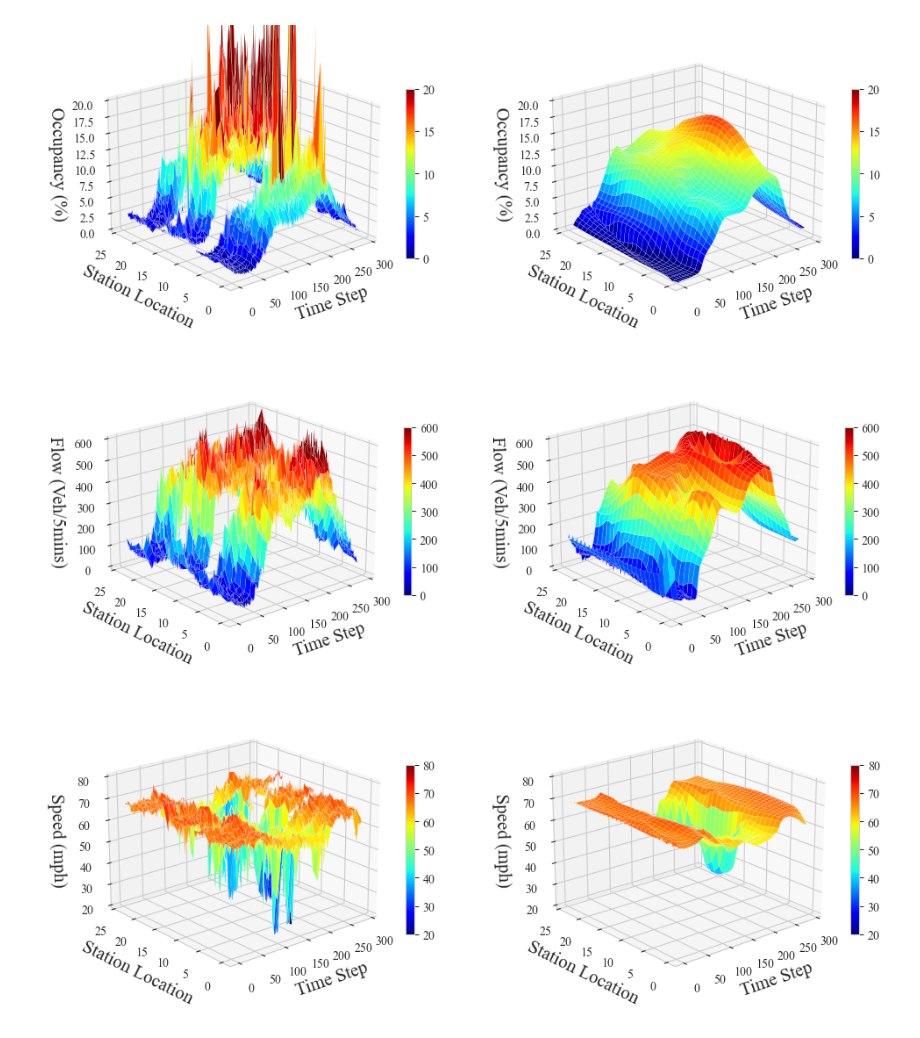
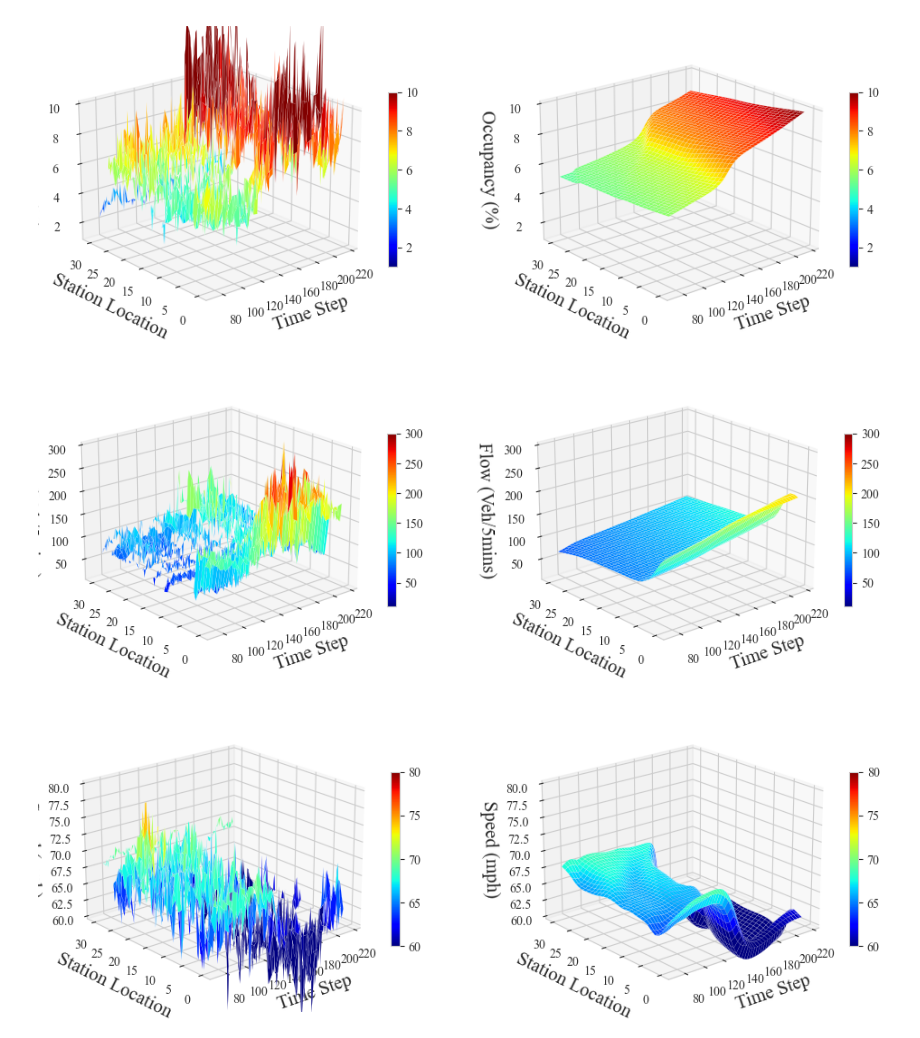
Before and after one commit to wzh96/Flow_PDE_FIND, a Jupyter notebook: Prediction.ipynb, the cells around one changed output. Cells and saved outputs as stored; diff of their text form; code cells hidden in the pictures.

```diff
--- a/Prediction.ipynb
+++ b/Prediction.ipynb
@@ -17,7 +17,7 @@ class CPU_Unpickler(pickle.Unpickler):
         else:
             return super().find_class(module, name)
 
-file_path = 'Archive_Analysis_Results/Model_9_I605N/Predicted/results.pkl'
+file_path = 'Predicted/results.pkl'
 with open(file_path, 'rb') as pickle_file:
     pred = CPU_Unpickler(pickle_file).load()
 # %%
@@ -62,55 +62,55 @@ Occupancy = pd.read_csv('Data_Clean/Occupancy_all.csv',index_col='Station_PM')
 Speed = pd.read_csv('Data_Clean/Speed_all.csv',index_col='Station_PM')
 
 # Select the first 288 timestep
-Occupancy = 100*Occupancy.iloc[:,:288]
-Flow = Flow.iloc[:,:288]
-Speed = Speed.iloc[:,:288]
+Occupancy = 100*Occupancy.iloc[:,73:217]
+Flow = Flow.iloc[:,73:217]
+Speed = Speed.iloc[:,73:217]
 # %%
 # Occupancy Reconstruction
 fig = plt.figure(figsize=(12, 5))
 plt.rcParams['font.family'] = 'Times New Roman'
 
-up_lim = 20
-low_lim = 0
+up_lim = 10
+low_lim = 1
 norm = plt.Normalize(low_lim, up_lim)
 
 loc, time = occupancy_recon_wide.index.values, occupancy_recon_wide.columns.astype(int).values
 loc, time = np.meshgrid(loc, time)
 occu_values = occupancy_recon_wide.values.T
 occu_ori = Occupancy.values.T
 
 ax1 = fig.add_subplot(121, projection='3d')
 surf1 = ax1.plot_surface(time, loc, occu_ori, cmap='jet',linewidth=0.1, alpha = 1, antialiased=True, norm=norm)
 ax1.set_zlim(low_lim, up_lim)
 ax1.view_init(elev=20, azim=230)
 ax1.set_xlabel('Time Step', fontsize = 15)
 ax1.set_ylabel('Station Location', fontsize = 15)
 ax1.set_zlabel('Occupancy (%)', fontsize = 15)
 #ax1.set_title('Observed Occupancy', fontsize = 20)
 
 ax2 = fig.add_subplot(122, projection='3d')
 surf2 = ax2.plot_surface(time, loc, occu_values, cmap='jet',linewidth=0.1, alpha = 1, antialiased=True, norm=norm)
 ax2.set_zlim(low_lim, up_lim)
 ax2.view_init(elev=20, azim=230)
 ax2.set_xlabel('Time Step', fontsize = 15)
 ax2.set_ylabel('Station Location', fontsize = 15)
 ax2.set_zlabel('Occupancy (%)', fontsize = 15)
 #ax2.set_title('Reconstructed Occupancy', fontsize = 20)
 
 fig.colorbar(surf1, ax=ax1, shrink=0.5)
 fig.colorbar(surf2, ax=ax2, shrink=0.5)
 #plt.tight_layout()
 plt.show()
 #fig.savefig("Figures/Reconstruction/Occupancy_3D.png",bbox_inches='tight', dpi = 300)
 # %% [output]
-[figure, old version]
+[figure, new version]
 # %%
 # Flow Reconstruction
 fig = plt.figure(figsize=(12, 5))
 plt.rcParams['font.family'] = 'Times New Roman'
 
-up_lim = 600
-low_lim = 0
+up_lim = 300
+low_lim = 10
 norm = plt.Normalize(low_lim, up_lim)
 
 loc, time = flow_recon_wide.index.values, flow_recon_wide.columns.astype(int).values
@@ -142,14 +142,14 @@ fig.colorbar(surf2, ax=ax2, shrink=0.5)
 plt.show()
 #fig.savefig("Figures/Reconstruction/Flow_3D.png",bbox_inches='tight', dpi = 300)
 # %% [output]
-[figure, old version]
+[figure, new version]
 # %%
 # Speed Reconstruction
 fig = plt.figure(figsize=(12, 5))
 plt.rcParams['font.family'] = 'Times New Roman'
 
 up_lim = 80
-low_lim = 20
+low_lim = 60
 norm = plt.Normalize(low_lim, up_lim)
 
 loc, time = speed_recon_wide.index.values, speed_recon_wide.columns.astype(int).values
@@ -181,7 +181,7 @@ fig.colorbar(surf2, ax=ax2, shrink=0.5)
 plt.show()
 #fig.savefig("Figures/Reconstruction/Speed_3D.png",bbox_inches='tight', dpi = 300)
 # %% [output]
-[figure, old version]
+[figure, new version]
 # %%
 k_t['TimeStep'] = k_t['TimeStep'].astype(int)
 k_t['Station_Number'] = k_t['Station_Number'].astype(int)
```
Also changed, not shown: parts of 2 cells of this notebook, 43 other files.
